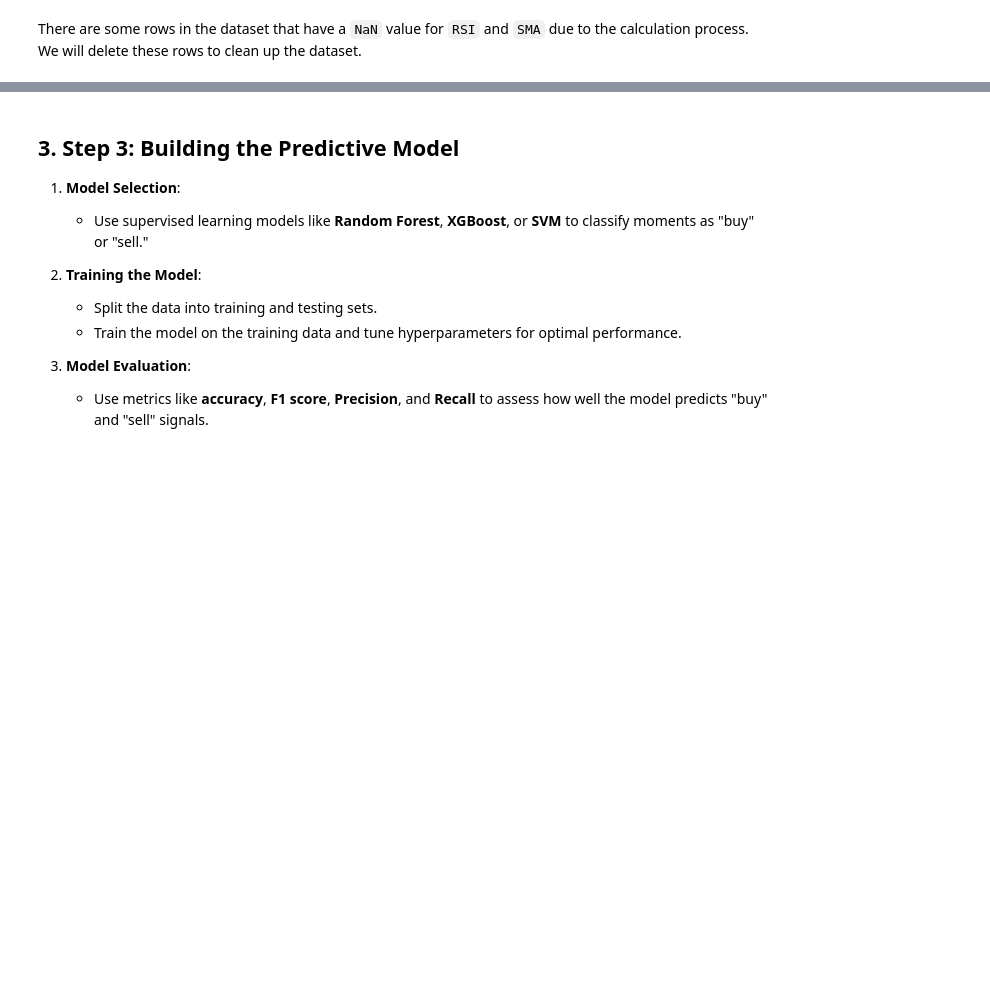
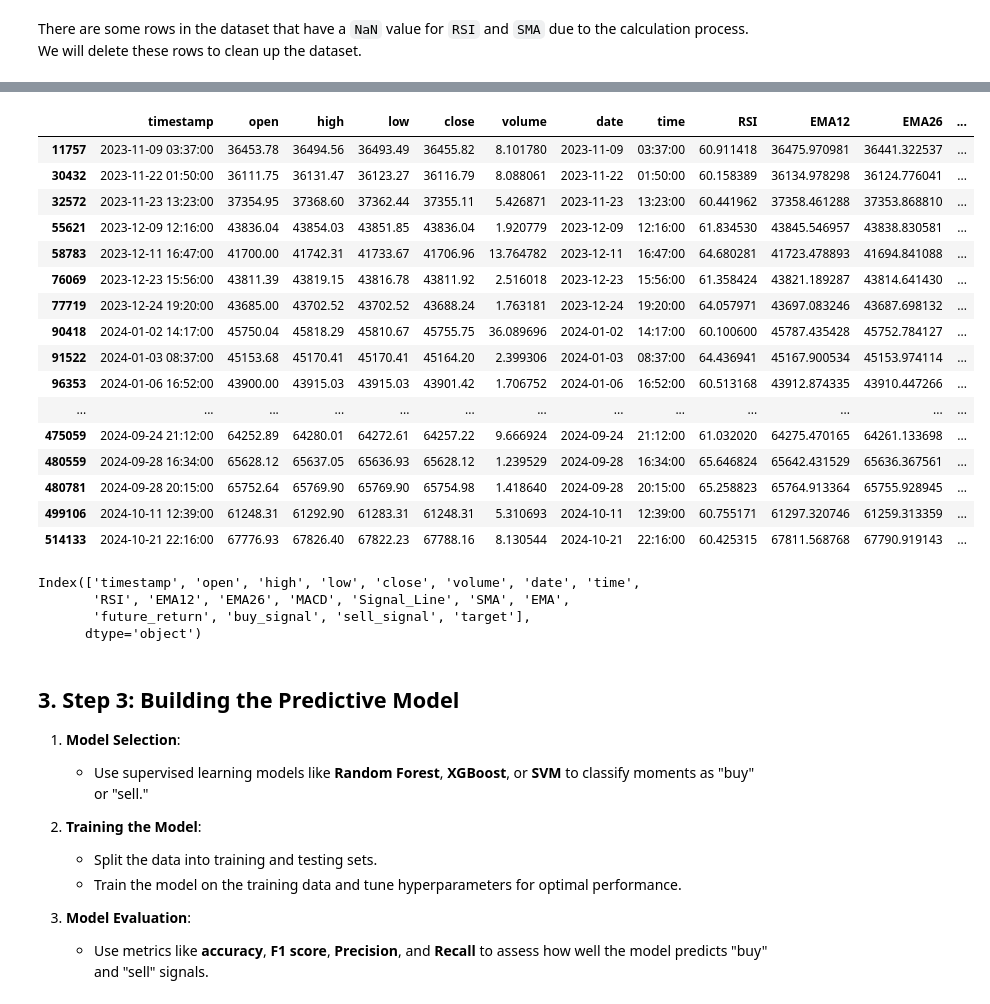
Before and after one commit to kostadinlambov/Algorithmic-Trading-Bot, a Jupyter notebook: Notebook/Algorithmic Trading Bot.ipynb, the cells around one changed output, grey strips where cells are left out. Cells and saved outputs as stored; diff of their text form; code cells hidden in the pictures; blank space fills up the shorter version.

Commit message:
Calculate target with tecnical indicators

```diff
--- a/Notebook/Algorithmic Trading Bot.ipynb
+++ b/Notebook/Algorithmic Trading Bot.ipynb
@@ -391,6 +452,6 @@ def create_target_variable(data, threshold = 0.01):
 threshold = 0.01
 
 # Compute the 'target' variable
-btc_price_data_1_year = create_target_variable(btc_price_data_1_year, threshold)
+btc_price_data_1_year = create_target_variable_tech_indicators(btc_price_data_1_year, threshold)
 # %% [output]
 target
@@ -470,3 +568,30 @@ btc_price_data_1_year
+# %%
+btc_price_data_1_year[btc_price_data_1_year.target == -1].head()
+# %% [output]
+|  | timestamp | open | high | low | close | volume | date | time | RSI | EMA12 | EMA26 | ... |
+| 11757 | 2023-11-09 03:37:00 | 36453.78 | 36494.56 | 36493.49 | 36455.82 | 8.101780 | 2023-11-09 | 03:37:00 | 60.911418 | 36475.970981 | 36441.322537 | ... |
+| 30432 | 2023-11-22 01:50:00 | 36111.75 | 36131.47 | 36123.27 | 36116.79 | 8.088061 | 2023-11-22 | 01:50:00 | 60.158389 | 36134.978298 | 36124.776041 | ... |
+| 32572 | 2023-11-23 13:23:00 | 37354.95 | 37368.60 | 37362.44 | 37355.11 | 5.426871 | 2023-11-23 | 13:23:00 | 60.441962 | 37358.461288 | 37353.868810 | ... |
+| 55621 | 2023-12-09 12:16:00 | 43836.04 | 43854.03 | 43851.85 | 43836.04 | 1.920779 | 2023-12-09 | 12:16:00 | 61.834530 | 43845.546957 | 43838.830581 | ... |
+| 58783 | 2023-12-11 16:47:00 | 41700.00 | 41742.31 | 41733.67 | 41706.96 | 13.764782 | 2023-12-11 | 16:47:00 | 64.680281 | 41723.478893 | 41694.841088 | ... |
+| 76069 | 2023-12-23 15:56:00 | 43811.39 | 43819.15 | 43816.78 | 43811.92 | 2.516018 | 2023-12-23 | 15:56:00 | 61.358424 | 43821.189287 | 43814.641430 | ... |
+| 77719 | 2023-12-24 19:20:00 | 43685.00 | 43702.52 | 43702.52 | 43688.24 | 1.763181 | 2023-12-24 | 19:20:00 | 64.057971 | 43697.083246 | 43687.698132 | ... |
+| 90418 | 2024-01-02 14:17:00 | 45750.04 | 45818.29 | 45810.67 | 45755.75 | 36.089696 | 2024-01-02 | 14:17:00 | 60.100600 | 45787.435428 | 45752.784127 | ... |
+| 91522 | 2024-01-03 08:37:00 | 45153.68 | 45170.41 | 45170.41 | 45164.20 | 2.399306 | 2024-01-03 | 08:37:00 | 64.436941 | 45167.900534 | 45153.974114 | ... |
+| 96353 | 2024-01-06 16:52:00 | 43900.00 | 43915.03 | 43915.03 | 43901.42 | 1.706752 | 2024-01-06 | 16:52:00 | 60.513168 | 43912.874335 | 43910.447266 | ... |
+| ... | ... | ... | ... | ... | ... | ... | ... | ... | ... | ... | ... | ... |
+| 475059 | 2024-09-24 21:12:00 | 64252.89 | 64280.01 | 64272.61 | 64257.22 | 9.666924 | 2024-09-24 | 21:12:00 | 61.032020 | 64275.470165 | 64261.133698 | ... |
+| 480559 | 2024-09-28 16:34:00 | 65628.12 | 65637.05 | 65636.93 | 65628.12 | 1.239529 | 2024-09-28 | 16:34:00 | 65.646824 | 65642.431529 | 65636.367561 | ... |
+| 480781 | 2024-09-28 20:15:00 | 65752.64 | 65769.90 | 65769.90 | 65754.98 | 1.418640 | 2024-09-28 | 20:15:00 | 65.258823 | 65764.913364 | 65755.928945 | ... |
+| 499106 | 2024-10-11 12:39:00 | 61248.31 | 61292.90 | 61283.31 | 61248.31 | 5.310693 | 2024-10-11 | 12:39:00 | 60.755171 | 61297.320746 | 61259.313359 | ... |
+| 514133 | 2024-10-21 22:16:00 | 67776.93 | 67826.40 | 67822.23 | 67788.16 | 8.130544 | 2024-10-21 | 22:16:00 | 60.425315 | 67811.568768 | 67790.919143 | ... |
+# %%
+btc_price_data_1_year.columns
+# %% [output]
+Index(['timestamp', 'open', 'high', 'low', 'close', 'volume', 'date', 'time',
+       'RSI', 'EMA12', 'EMA26', 'MACD', 'Signal_Line', 'SMA', 'EMA',
+       'future_return', 'buy_signal', 'sell_signal', 'target'],
+      dtype='object')
 # %% [markdown]
 ## 3. Step 3: Building the Predictive Model
 
```
Also changed, not shown: parts of 8 cells of this notebook, 1 other file.
